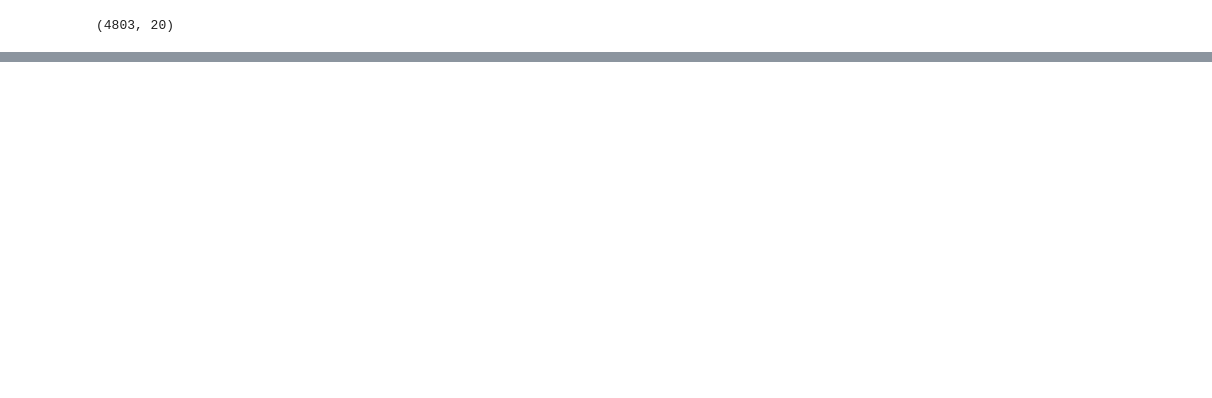
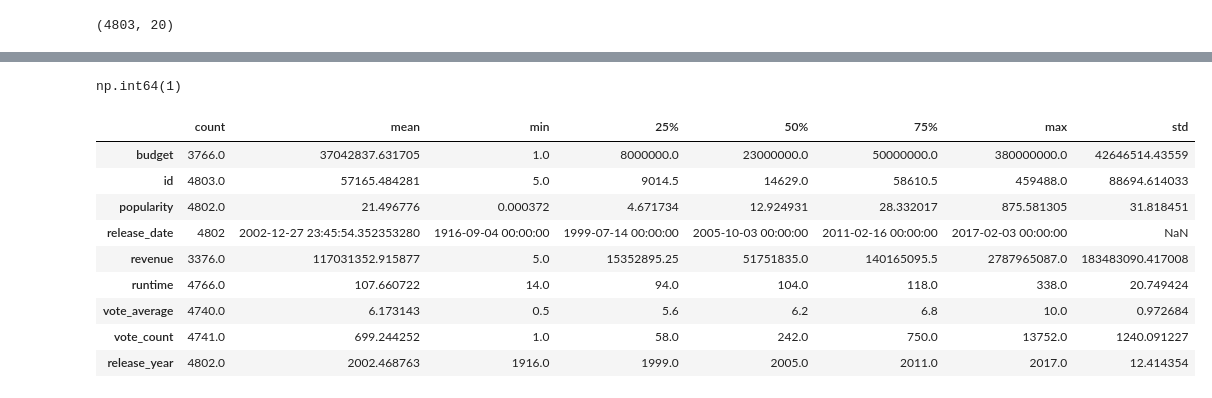
Before and after one commit to fajsef9/Movie-EDA, a Jupyter notebook: Movie_eda.ipynb, the cells around one changed output, grey strips where cells are left out. Cells and saved outputs as stored; diff of their text form; code cells hidden in the pictures; blank space fills up the shorter version.

```diff
--- a/Movie_eda.ipynb
+++ b/Movie_eda.ipynb
@@ -36,0 +145,3 @@ credits_data.head()
+# %%
+movie_data["budget"] = movie_data["budget"].replace(0, np.nan)
+movie_data["revenue"] = movie_data["revenue"].replace(0, np.nan)
@@ -36,0 +239,8 @@ credits_data.head()
+# %%
+movie_data["runtime"] = movie_data["runtime"].replace(0, np.nan)
+
+movie_data["vote_average"] = movie_data["vote_average"].replace(0, np.nan)
+
+movie_data["vote_count"] = movie_data["vote_count"].replace(0, np.nan)
+
+movie_data["popularity"] = movie_data["popularity"].replace(0, np.nan)
@@ -36,0 +292,5 @@ credits_data.head()
+# %%
+movie_data["release_date"] = pd.to_datetime(
+    movie_data["release_date"],
+    errors="coerce"
+)
@@ -36,0 +305,2 @@ credits_data.head()
+# %%
+movie_data["release_year"] = movie_data["release_date"].dt.year
@@ -36,0 +321,17 @@ credits_data.head()
+# %%
+movie_data["release_year"].isnull().sum()
+# %% [output]
+np.int64(1)
+# %%
+movie_data.describe().T
+# %% [output]
+|  | count | mean | min | 25% | 50% | 75% | max | std |
+| budget | 3766.0 | 37042837.631705 | 1.0 | 8000000.0 | 23000000.0 | 50000000.0 | 380000000.0 | 42646514.43559 |
+| id | 4803.0 | 57165.484281 | 5.0 | 9014.5 | 14629.0 | 58610.5 | 459488.0 | 88694.614033 |
+| popularity | 4802.0 | 21.496776 | 0.000372 | 4.671734 | 12.924931 | 28.332017 | 875.581305 | 31.818451 |
+| release_date | 4802 | 2002-12-27 23:45:54.352353280 | 1916-09-04 00:00:00 | 1999-07-14 00:00:00 | 2005-10-03 00:00:00 | 2011-02-16 00:00:00 | 2017-02-03 00:00:00 | NaN |
+| revenue | 3376.0 | 117031352.915877 | 5.0 | 15352895.25 | 51751835.0 | 140165095.5 | 2787965087.0 | 183483090.417008 |
+| runtime | 4766.0 | 107.660722 | 14.0 | 94.0 | 104.0 | 118.0 | 338.0 | 20.749424 |
+| vote_average | 4740.0 | 6.173143 | 0.5 | 5.6 | 6.2 | 6.8 | 10.0 | 0.972684 |
+| vote_count | 4741.0 | 699.244252 | 1.0 | 58.0 | 242.0 | 750.0 | 13752.0 | 1240.091227 |
+| release_year | 4802.0 | 2002.468763 | 1916.0 | 1999.0 | 2005.0 | 2011.0 | 2017.0 | 12.414354 |
```
Also changed, not shown: parts of 23 cells of this notebook.
